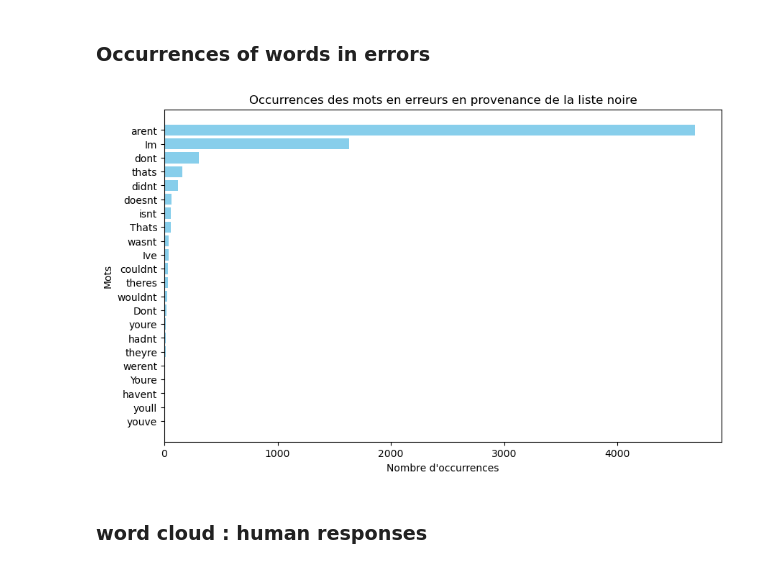
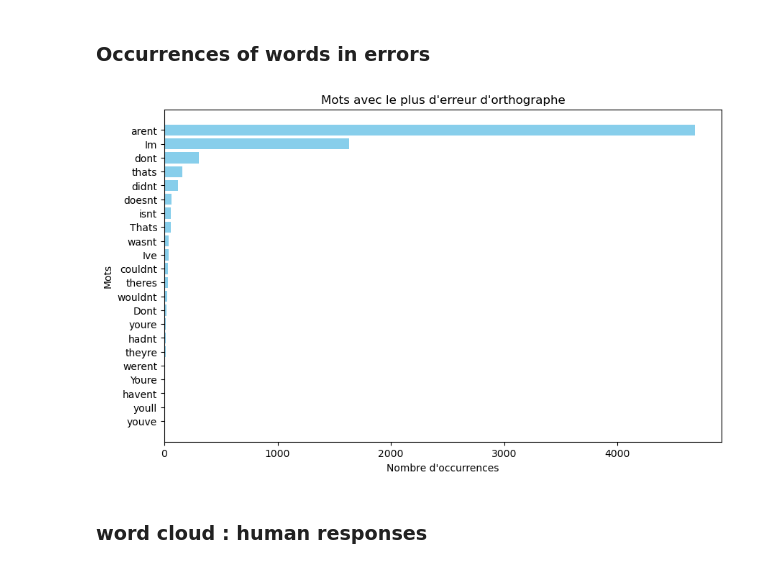
Before and after one commit to DjDonPablo/IA-DATA-HACK, a Jupyter notebook: final_notebook.ipynb, the cells around one changed output. Cells and saved outputs as stored; diff of their text form; code cells hidden in the pictures.

```diff
--- a/final_notebook.ipynb
+++ b/final_notebook.ipynb
@@ -65,32 +65,32 @@ df = pd.read_csv(file_path).drop(['src'], axis=1)
 # %%
 # Liste noire de mots à considérer comme des erreurs
 blacklisted_words = {"didnt","dont","Im","youre","Ive","doesnt","wasnt","couldnt","wasnt","couldnt","thats","isnt","Thats","thats",
 "theres","theyre","wouldnt","Youre","arent","youll","Dont","theres","youve","havent","hadnt","werent"
 }
 
 # Dictionnaire pour compter les occurrences des mots de la liste noire dans les textes
 blacklisted_counts = {word: sum(text.count(word) for text in df['text']) for word in blacklisted_words}
 
 # Filtrer les mots avec au moins une occurrence
 filtered_counts = {word: count for word, count in blacklisted_counts.items() if count > 0}
 
 # Trier dictionnaire par valeur pour obtenir les mots avec le plus d'occurrences
 sorted_counts = sorted(filtered_counts.items(), key=lambda x: x[1], reverse=True)
 
 # Extraction data pour graphique
 words = [word for word, count in sorted_counts]
 counts = [count for word, count in sorted_counts]
 
 # tunning graphique
 plt.figure(figsize=(10, 6))
 plt.barh(words, counts, color='skyblue')
 plt.xlabel('Nombre d\'occurrences')
 plt.ylabel('Mots')
-plt.title('Occurrences des mots en erreurs en provenance de la liste noire')
+plt.title('Mots avec le plus d\'erreur d\'orthographe')
 plt.gca().invert_yaxis()  # Inverser l'axe y pour avoir les mots les plus fréquents en haut
 plt.show()
 # %% [output]
-[figure, old version]
+[figure, new version]
 # %% [markdown]
 ### word cloud : human responses
 # %%
```
